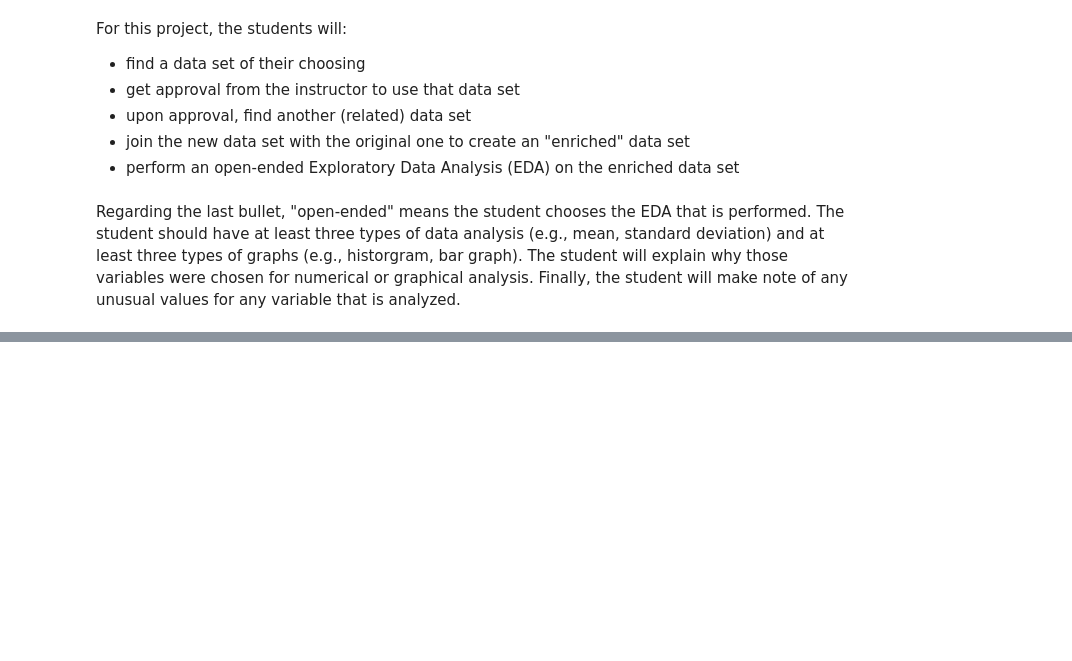
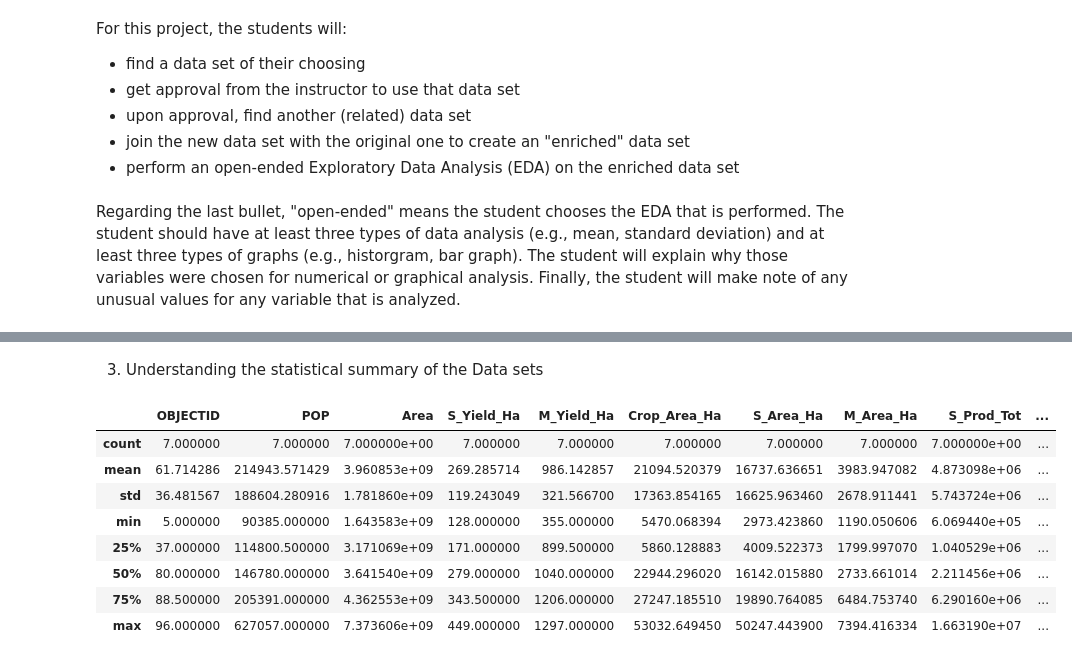
Before and after one commit to SMayienda/End-Project, a Jupyter notebook: KARAMOJA_PROJECT_.ipynb, the cells around one changed output, grey strips where cells are left out. Drawn from its saved outputs; the diff is of its cells as text; code cells hidden in the pictures; blank space fills up the shorter version.

```diff
--- a/KARAMOJA_PROJECT_.ipynb
+++ b/KARAMOJA_PROJECT_.ipynb
@@ -107,0 +114,14 @@ karamoja.duplicated().sum()
+# %% [markdown]
+3. Understanding the statistical summary of the Data sets
+# %%
+karamoja_district.describe()
+# %% [output]
+|  | OBJECTID | POP | Area | S_Yield_Ha | M_Yield_Ha | Crop_Area_Ha | S_Area_Ha | M_Area_Ha | S_Prod_Tot | ... |
+| count | 7.000000 | 7.000000 | 7.000000e+00 | 7.000000 | 7.000000 | 7.000000 | 7.000000 | 7.000000 | 7.000000e+00 | ... |
+| mean | 61.714286 | 214943.571429 | 3.960853e+09 | 269.285714 | 986.142857 | 21094.520379 | 16737.636651 | 3983.947082 | 4.873098e+06 | ... |
+| std | 36.481567 | 188604.280916 | 1.781860e+09 | 119.243049 | 321.566700 | 17363.854165 | 16625.963460 | 2678.911441 | 5.743724e+06 | ... |
+| min | 5.000000 | 90385.000000 | 1.643583e+09 | 128.000000 | 355.000000 | 5470.068394 | 2973.423860 | 1190.050606 | 6.069440e+05 | ... |
+| 25% | 37.000000 | 114800.500000 | 3.171069e+09 | 171.000000 | 899.500000 | 5860.128883 | 4009.522373 | 1799.997070 | 1.040529e+06 | ... |
+| 50% | 80.000000 | 146780.000000 | 3.641540e+09 | 279.000000 | 1040.000000 | 22944.296020 | 16142.015880 | 2733.661014 | 2.211456e+06 | ... |
+| 75% | 88.500000 | 205391.000000 | 4.362553e+09 | 343.500000 | 1206.000000 | 27247.185510 | 19890.764085 | 6484.753740 | 6.290160e+06 | ... |
+| max | 96.000000 | 627057.000000 | 7.373606e+09 | 449.000000 | 1297.000000 | 53032.649450 | 50247.443900 | 7394.416334 | 1.663190e+07 | ... |
```
Also changed, not shown: parts of 41 cells of this notebook.
